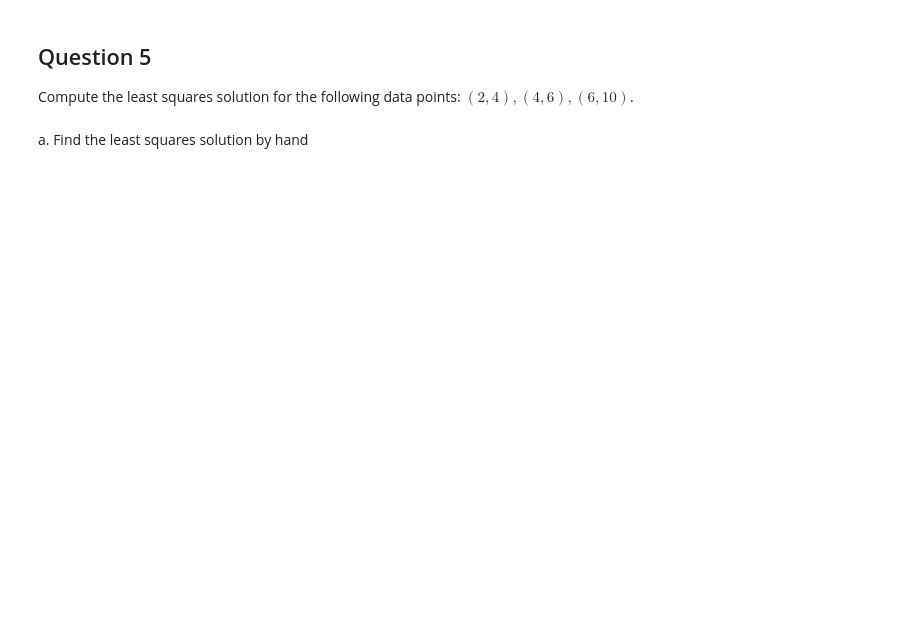
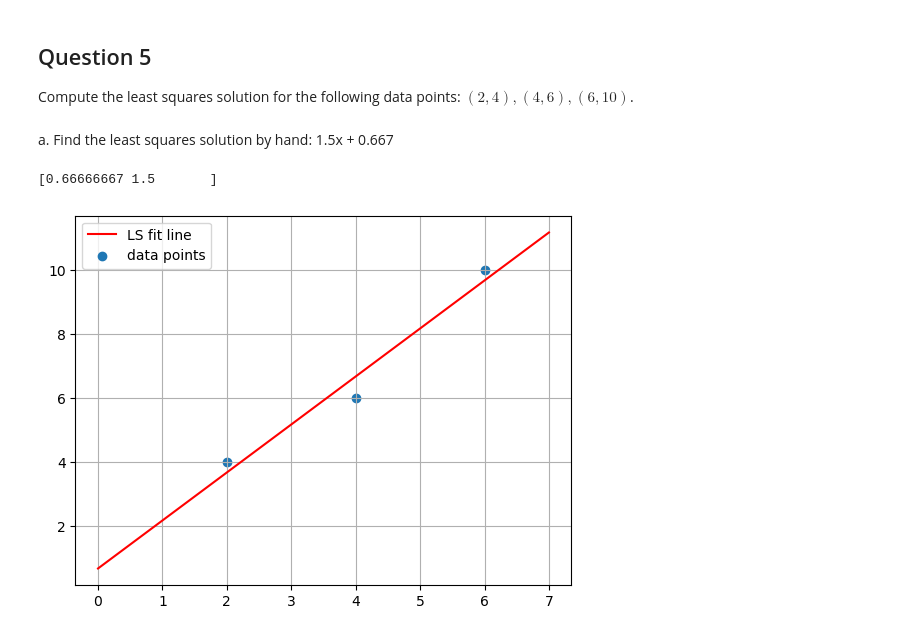
Before and after one commit to avni-adiga/bwsi-comp-problem-solving, a Jupyter notebook: mod1_foundations_of_applied_math/3_more_linear_algerbra.ipynb, the cells around one changed output. Saved outputs shown, nothing was run; the diff lists cells and outputs as text; code cells hidden in the pictures; blank space fills up the shorter version.

```diff
--- a/mod1_foundations_of_applied_math/3_more_linear_algerbra.ipynb
+++ b/mod1_foundations_of_applied_math/3_more_linear_algerbra.ipynb
@@ -302,4 +365,4 @@ print(beta)  # Output: [1.  1.5]
 ## Question 5
 Compute the least squares solution for the following data points: $(2,4), (4,6), (6,10)$.
 # %% [markdown]
-a. Find the least squares solution by hand
+a. Find the least squares solution by hand: 1.5x + 0.667
@@ -308,8 +369,23 @@ a. Find the least squares solution by hand
+# %%
+# b. using numpy
+X = np.array([[1, 2],
+              [1, 4],
+              [1, 6]])
+y = np.array([4, 6, 10])
+
+beta = np.linalg.inv(X.T @ X) @ X.T @ y
+print(beta)
+# %% [output]
+[0.66666667 1.5       ]
 # %%
 # plot the points and your best fit line using matplotlib to check your work!
 fit_line = lambda beta,x: beta[1]*x + beta[0]
-# plt.plot(           , "r-", label="LS fit line")
+x = np.array([0,7])
+y = fit_line(beta, x)
+plt.plot(x,y, "r-", label="LS fit line")
 plt.scatter([2,4,6], [4,6,10], label="data points")
 plt.legend()
 plt.grid()
 plt.show()
+# %% [output]
+[figure, added]
```
Also changed, not shown: parts of 18 cells of this notebook.
